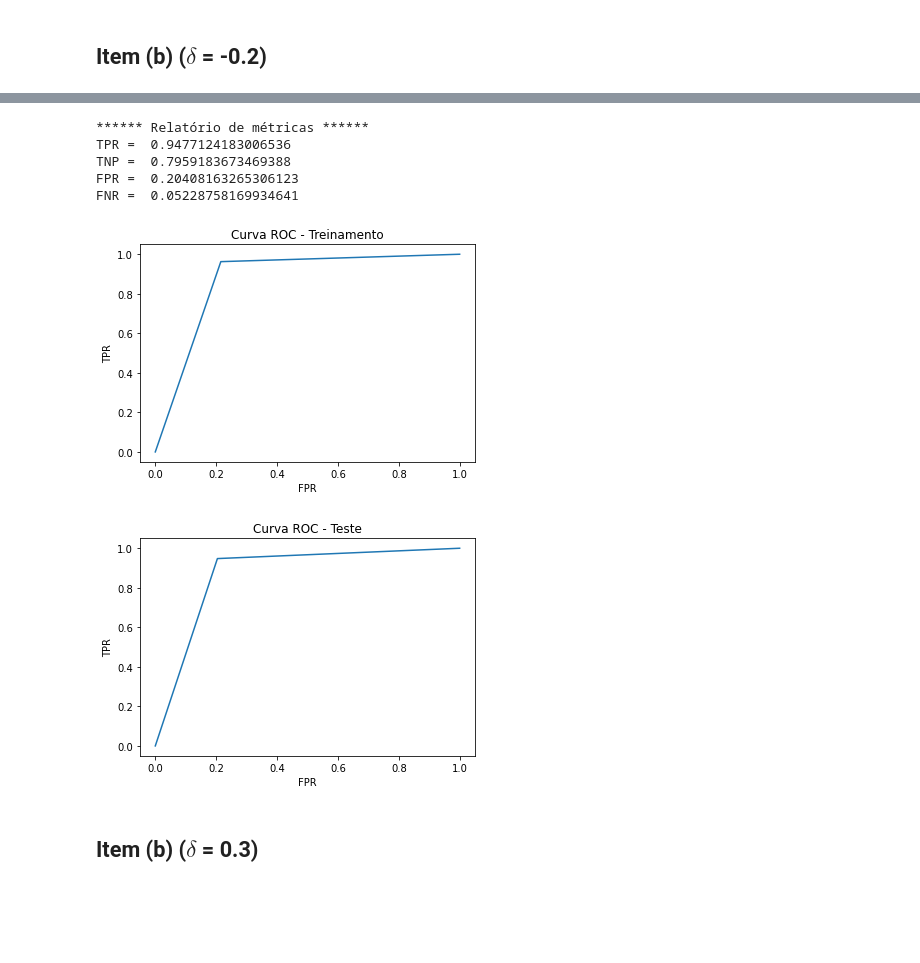
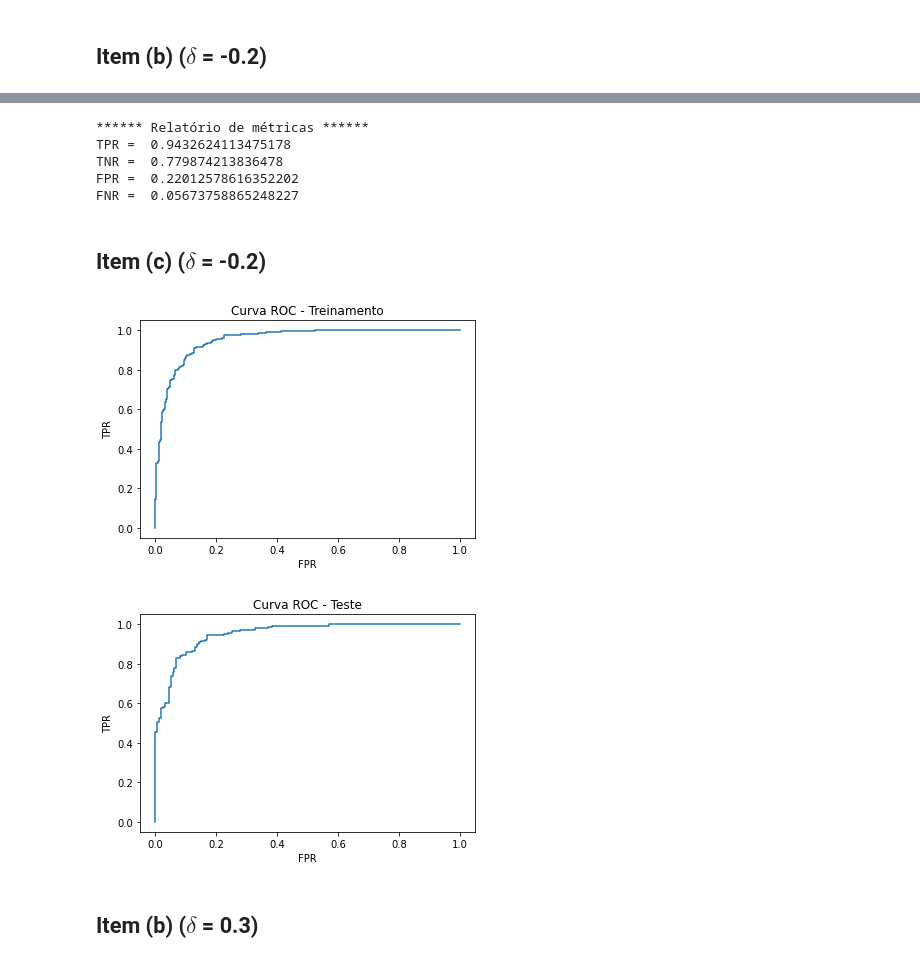
Before and after one commit to julianovale/PO450, a Jupyter notebook: Semana07_PO450_Atividade05.ipynb, the cells around one changed output, grey strips where cells are left out. Drawn from its saved outputs; the diff is of its cells as text; code cells hidden in the pictures; blank space fills up the shorter version.

```diff
--- a/Semana07_PO450_Atividade05.ipynb
+++ b/Semana07_PO450_Atividade05.ipynb
@@ -250,37 +252,39 @@ FNR = FN/P
 
 print('****** Relatório de métricas ******')
 print('TPR = ', TPR)
-print('TNP = ', TNR)
+print('TNR = ', TNR)
 print('FPR = ', FPR)
 print('FNR = ', FNR)
 # %% [output]
 ****** Relatório de métricas ******
-TPR =  0.9477124183006536
-TNP =  0.7959183673469388
-FPR =  0.20408163265306123
-FNR =  0.05228758169934641
+TPR =  0.9432624113475178
+TNR =  0.779874213836478
+FPR =  0.22012578616352202
+FNR =  0.05673758865248227
+# %% [markdown]
+## Item (c) ($\delta$ = -0.2)
 # %%
 # Curva ROC
 
-fpr, tpr, thresholds = roc_curve(d_train, d_hat_train)
+fpr, tpr, thresholds = roc_curve(d_train, y_hat_train)
 
 plt.plot(fpr, tpr)
 plt.title("Curva ROC - Treinamento")
 plt.xlabel("FPR")
 plt.ylabel("TPR");
 # %% [output]
-[figure, old version]
+[figure, new version]
 # %%
 # Curva ROC
 
-fpr, tpr, thresholds = roc_curve(d_test, d_hat_test)
+fpr, tpr, thresholds = roc_curve(d_test, y_hat_test)
 
 plt.plot(fpr, tpr)
 plt.title("Curva ROC - Teste")
 plt.xlabel("FPR")
 plt.ylabel("TPR");
 # %% [output]
-[figure, old version]
+[figure, new version]
 # %% [markdown]
 ## Item (b) ($\delta$ = 0.3)
 # %%
```
Also changed, not shown: parts of 23 cells of this notebook.
